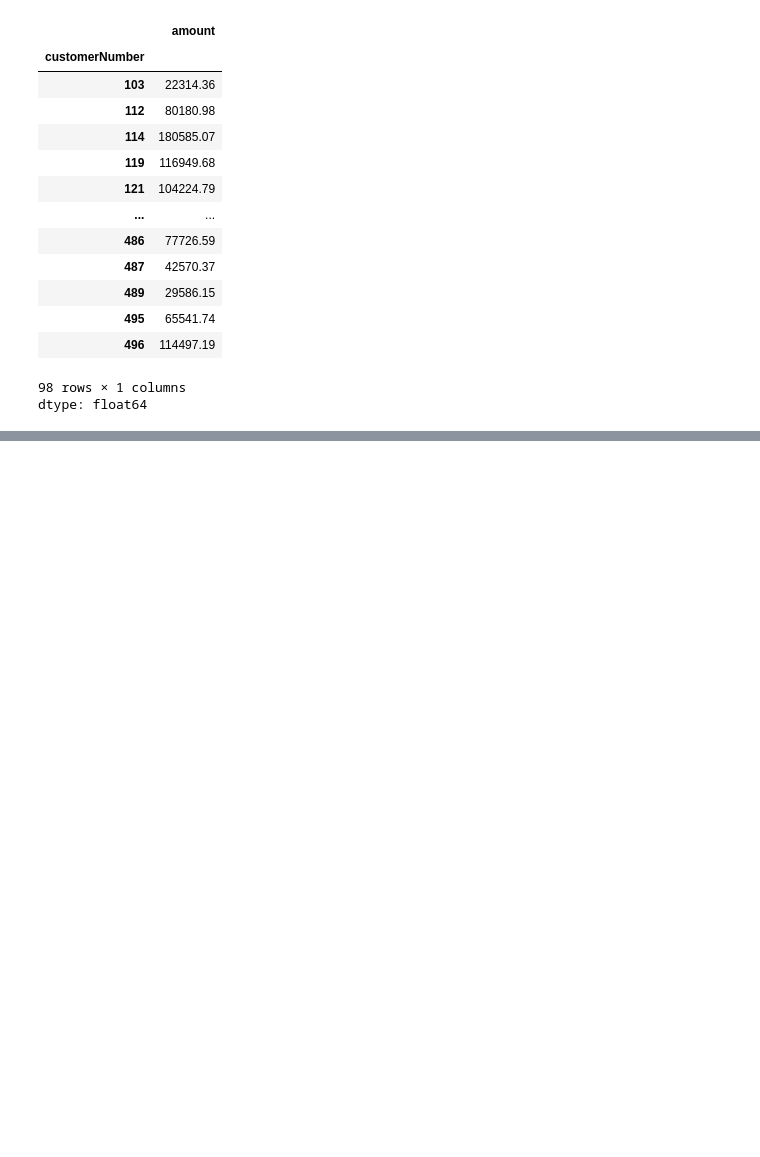
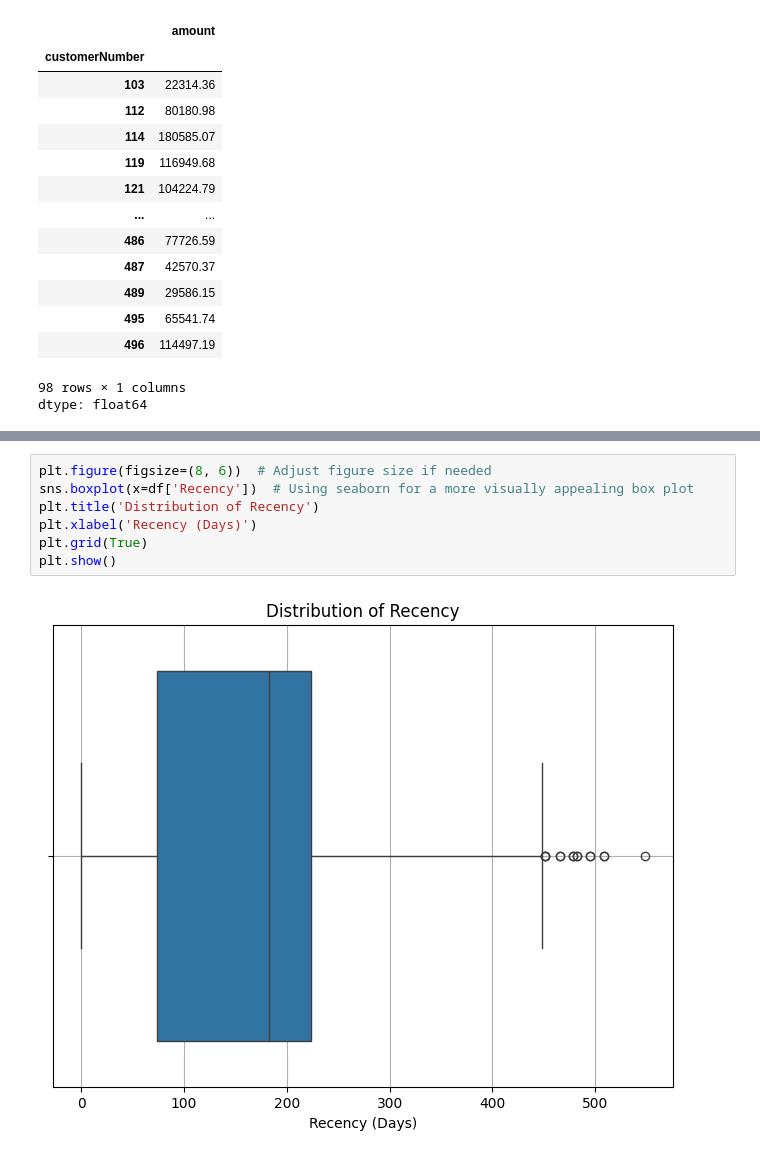
Before and after one commit to Nrashani/Amazon-Sales-Analysis-Project, a Jupyter notebook: CustomerAnalysis_Nimasha.ipynb, the cells around one changed output, grey strips where cells are left out. Saved outputs shown, nothing was run; the diff lists cells and outputs as text; blank space fills up the shorter version.

```diff
--- a/CustomerAnalysis_Nimasha.ipynb
+++ b/CustomerAnalysis_Nimasha.ipynb
@@ -132,0 +170,9 @@ dtype: float64
+# %%
+plt.figure(figsize=(8, 6))  # Adjust figure size if needed
+sns.boxplot(x=df['Recency'])  # Using seaborn for a more visually appealing box plot
+plt.title('Distribution of Recency')
+plt.xlabel('Recency (Days)')
+plt.grid(True)
+plt.show()
+# %% [output]
+[figure, added]
```
Also changed, not shown: parts of 12 cells of this notebook.
